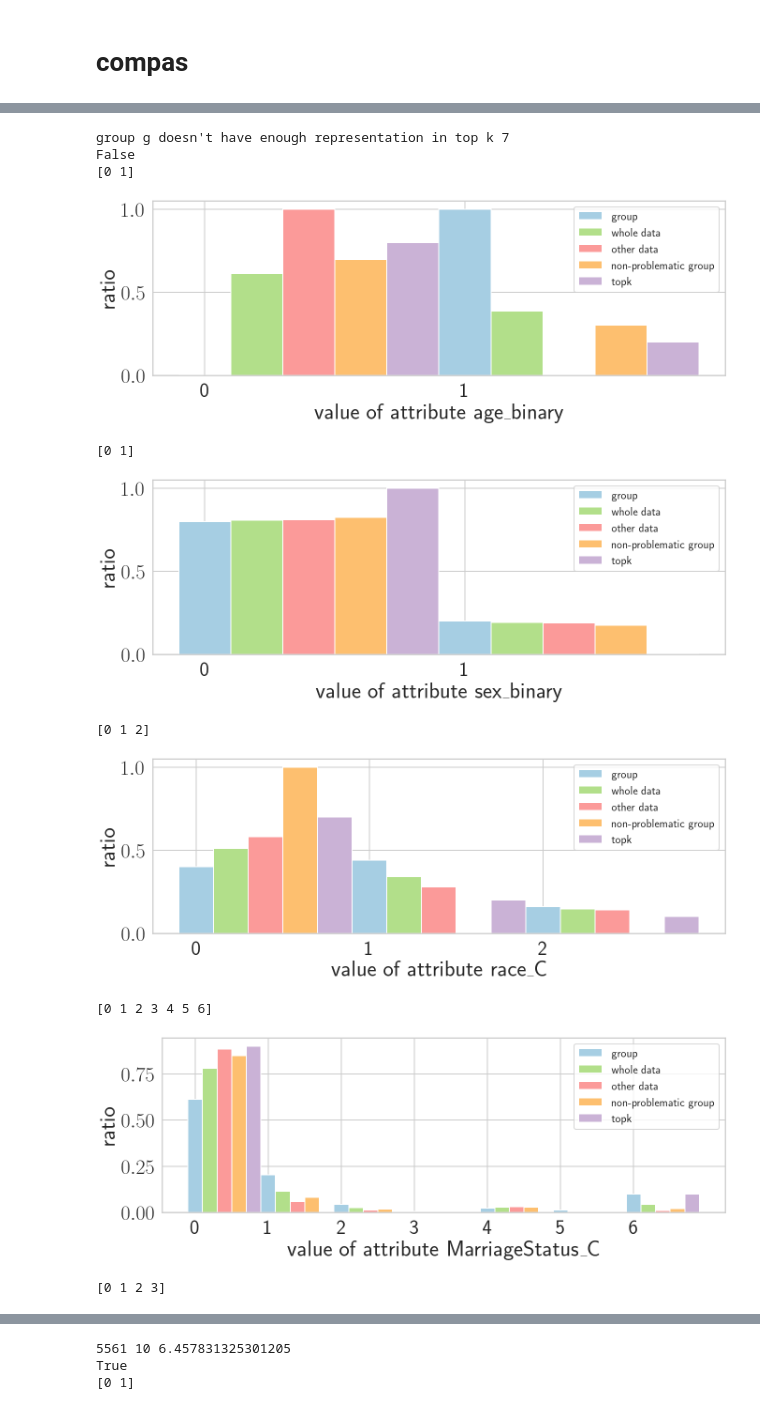
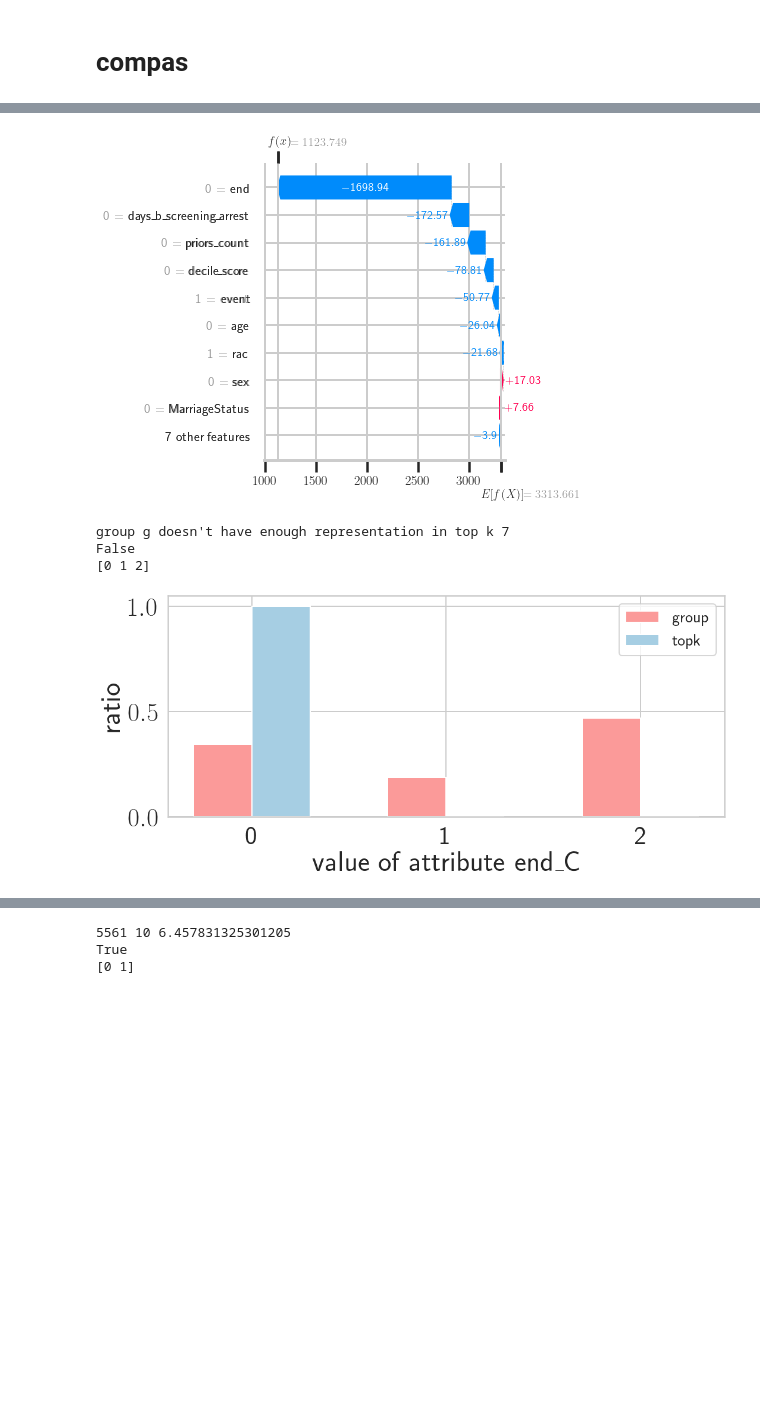
Before and after one commit to JinyangLi01/UnfairlyTreatedGroupDetection, a Jupyter notebook: Coding/Experiments/Shapley_value/shapley_value_of_groups_2_compas_20220923.ipynb, the cells around one changed output, grey strips where cells are left out. Cells and saved outputs as stored; diff of their text form; code cells hidden in the pictures; blank space fills up the shorter version.

Commit message:
shapley values

```diff
--- a/Coding/Experiments/Shapley_value/shapley_value_of_groups_2_compas_20220923.ipynb
+++ b/Coding/Experiments/Shapley_value/shapley_value_of_groups_2_compas_20220923.ipynb
@@ -102,6 +102,7 @@ def average_shapley_values_of_group(data, group, all_attributes, shap_values, ou
         output_file.write(str(avg))
         print("group {} size {}".format(group, len(tuples_idx)))
         print(avg)
+
 
 def idx_of_tuples_in_group_w_attribute(group, data, att, value):
     def belong_to_group(row):
@@ -214,6 +215,7 @@ def plot_distribution_number(ranked_data, attribute, group, another_group, k):
 def plot_distribution_ratio(ranked_data, attribute, group, another_group, k):
     x_list = ranked_data[attribute].unique()
     x_list.sort()
+    print(x_list)
     tuples = tuples_in_group(group, ranked_data, selected_attributes)
     s = tuples[attribute].value_counts().sort_index()
     total = sum(s)
@@ -227,31 +229,31 @@ def plot_distribution_ratio(ranked_data, attribute, group, another_group, k):
     s = tuples_in_group(another_group, ranked_data, selected_attributes)[attribute].value_counts().sort_index()
     total = sum(s)
     another_group_dis = [s[i]/total if i in s else 0 for i in x_list]
-    bar_width = 0.20
+    bar_width = 0.30
 
     s = ranked_data[:k][attribute].value_counts().sort_index()
     total = sum(s)
     topkdis = [s[i]/total if i in s else 0 for i in x_list]
-    fig, ax = plt.subplots(1, 1, figsize=(20, 8))
+    fig, ax = plt.subplots(1, 1, figsize=(16, 8))
 
     index = np.arange(len(x_list))
-    plt.bar(index, group_value_dis, bar_width, color=color[0], label="group")
-    plt.bar(index + bar_width, whole_data_dis, bar_width,  color=color[2], label="whole data")
-    plt.bar(index + bar_width * 2, other_data_dis, bar_width,  color=color[4], label="other data")
-    plt.bar(index + bar_width * 3, another_group_dis, bar_width,  color=color[6], label="non-problematic group")
-    plt.bar(index + bar_width * 4, topkdis, bar_width,  color=color[8], label="topk")
+    plt.bar(index, group_value_dis, bar_width, color=color[4], label="group")
+    # plt.bar(index + bar_width, whole_data_dis, bar_width,  color=color[2], label="whole data")
+    # plt.bar(index + bar_width * 2, other_data_dis, bar_width,  color=color[4], label="other data")
+    # plt.bar(index + bar_width * 3, another_group_dis, bar_width,  color=color[6], label="non-problematic group")
+    plt.bar(index + bar_width, topkdis, bar_width,  color=color[0], label="topk")
     # plt.xticks(index + bar_width, x_list)
-    print(x_list)
     # plt.xticks(range(x_list[0], x_list[-1]+1))
-    plt.xticks(index, x_list)
+    plt.xticks(index + bar_width/2, x_list)
     plt.ylabel('ratio')
     plt.xlabel('value of attribute '+attribute)
     # plt.yscale('log')
-    plt.legend(loc='best', fontsize=25)
+    plt.legend(loc='best', fontsize=28)
 
     plt.tight_layout()
     # plt.savefig("adult_time.png", bbox_inches='tight')
-    plt.show()
+    # plt.show()
+    return plt
 # %% [markdown]
 # compas
 # %%
@@ -396,17 +402,23 @@ shap.plots.waterfall(shap_values[0])
+# %%
+shap.plots.waterfall(shap_values[0], show=False)
+f = plt.gcf()
+# f.set_tight_layout(True)
+plt.tight_layout()
+f.savefig(r"compas_shap_globalbounds.png")
+# %% [output]
+[figure, added]
 # %%
 another_group = [-1, -1, 0, -1, -1, -1, -1, -1, -1, -1, -1, -1, -1, -1]
 print(check_another_group_global_bounds(another_group, ranked_data, selected_attributes, thc, Lowerbounds, k))
-for att in all_attributes:
-    plot_distribution_ratio(ranked_data[selected_attributes], att, groups_global_bounds[0], another_group, k)
+
+att = 'end_C'
+plt = plot_distribution_ratio(ranked_data, att, groups_global_bounds[0], another_group, k)
+plt.savefig(r"compas_value_dis_globalbounds.png")
+
+# for att in all_attributes:
+#     plot_distribution_ratio(ranked_data[selected_attributes], att, groups_global_bounds[0], another_group, k)
 # %% [output]
 group g doesn't have enough representation in top k 7
 False
-[0 1]
+[0 1 2]
-[figure, old version]
+[figure, new version]
-[0 1]
-[figure, removed]
-[0 1 2]
-[figure, removed]
-[0 1 2 3 4 5 6]
-[figure, removed]
-[0 1 2 3]
```
Also changed, not shown: parts of 5 cells of this notebook, 11 other files.
